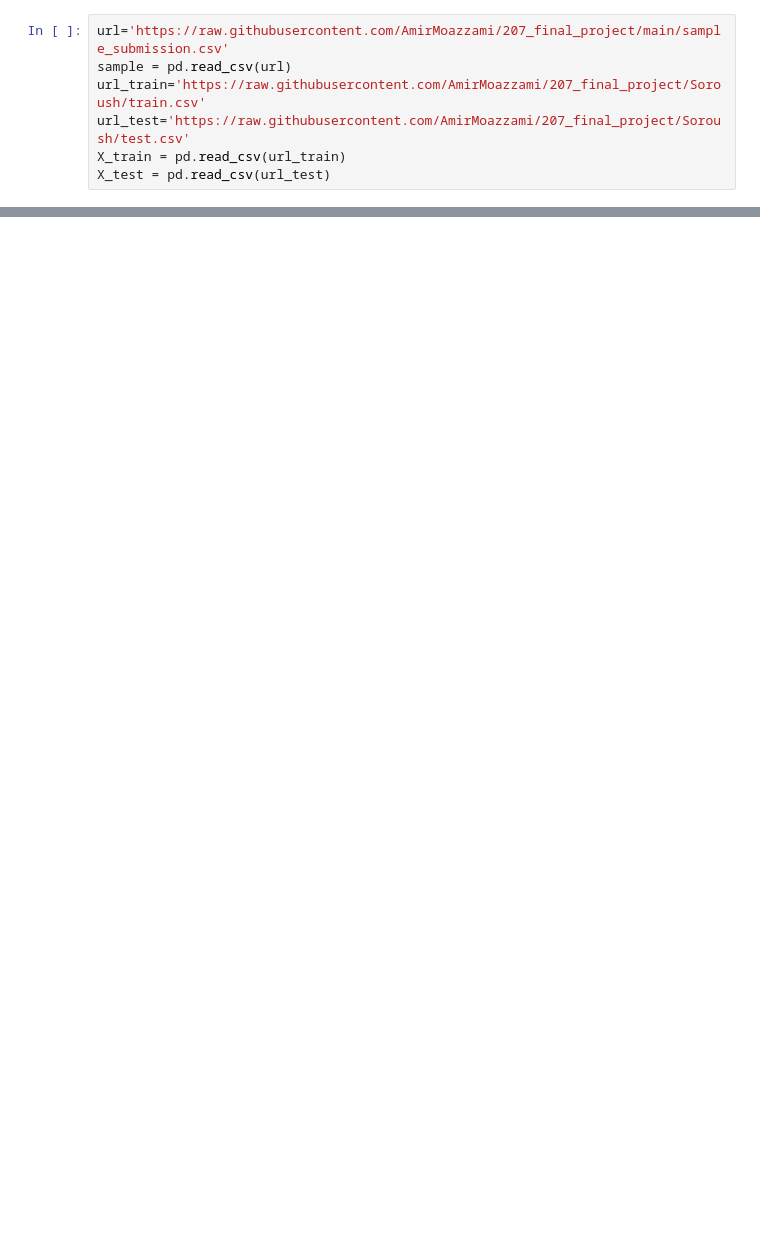
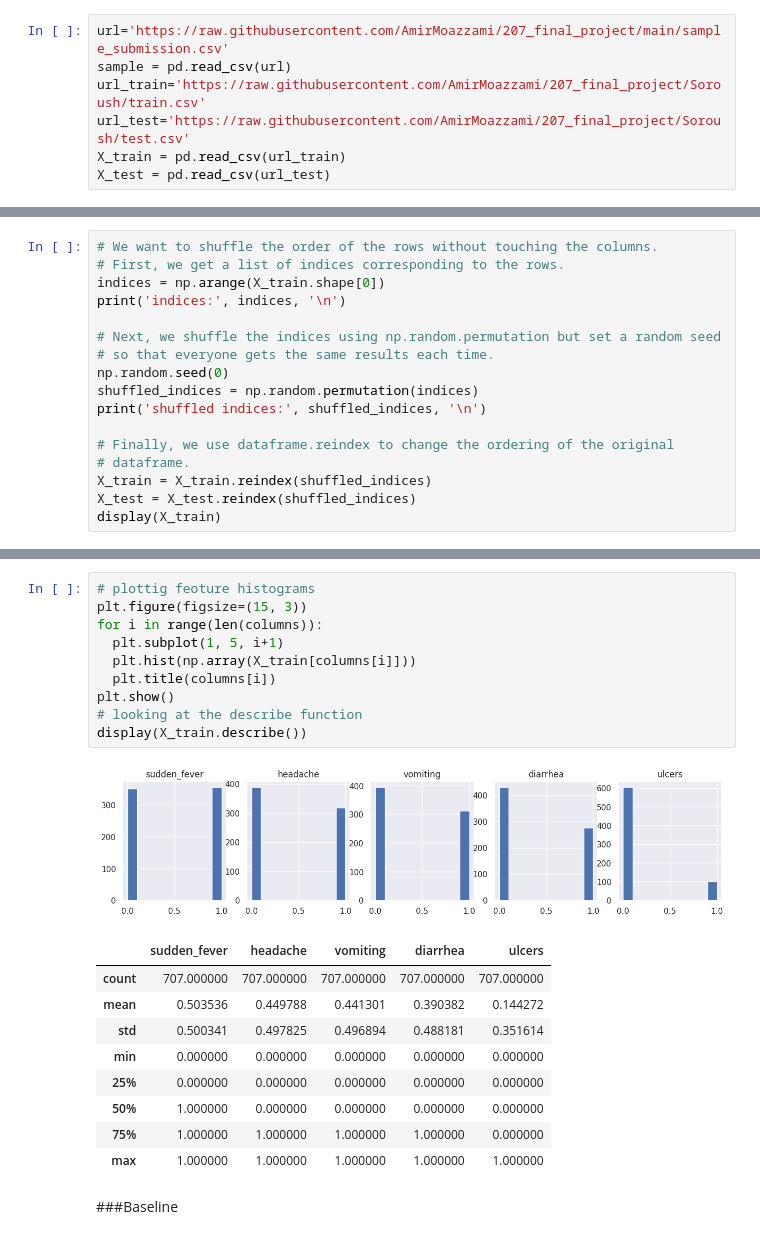
Before and after one commit to AmirMoazzami/207_final_project, a Jupyter notebook: W207_FinalProject_SoroushYazdani.ipynb, the cells around one changed output, grey strips where cells are left out. Cells and saved outputs as stored; diff of their text form; blank space fills up the shorter version.

```diff
--- a/W207_FinalProject_SoroushYazdani.ipynb
+++ b/W207_FinalProject_SoroushYazdani.ipynb
@@ -39,0 +121,17 @@ X_test
+# %%
+# We want to shuffle the order of the rows without touching the columns.
+# First, we get a list of indices corresponding to the rows.
+indices = np.arange(X_train.shape[0])
+print('indices:', indices, '\n')
+
+# Next, we shuffle the indices using np.random.permutation but set a random seed
+# so that everyone gets the same results each time.
+np.random.seed(0)
+shuffled_indices = np.random.permutation(indices)
+print('shuffled indices:', shuffled_indices, '\n')
+
+# Finally, we use dataframe.reindex to change the ordering of the original
+# dataframe.
+X_train = X_train.reindex(shuffled_indices)
+X_test = X_test.reindex(shuffled_indices)
+display(X_train)
@@ -39,0 +169,23 @@ X_test
+# %%
+# plottig feoture histograms
+plt.figure(figsize=(15, 3))
+for i in range(len(columns)):
+  plt.subplot(1, 5, i+1)
+  plt.hist(np.array(X_train[columns[i]]))
+  plt.title(columns[i])
+plt.show()
+# looking at the describe function
+display(X_train.describe())
+# %% [output]
+[figure, added]
+|  | sudden_fever | headache | vomiting | diarrhea | ulcers |
+| count | 707.000000 | 707.000000 | 707.000000 | 707.000000 | 707.000000 |
+| mean | 0.503536 | 0.449788 | 0.441301 | 0.390382 | 0.144272 |
+| std | 0.500341 | 0.497825 | 0.496894 | 0.488181 | 0.351614 |
+| min | 0.000000 | 0.000000 | 0.000000 | 0.000000 | 0.000000 |
+| 25% | 0.000000 | 0.000000 | 0.000000 | 0.000000 | 0.000000 |
+| 50% | 1.000000 | 0.000000 | 0.000000 | 0.000000 | 0.000000 |
+| 75% | 1.000000 | 1.000000 | 1.000000 | 1.000000 | 0.000000 |
+| max | 1.000000 | 1.000000 | 1.000000 | 1.000000 | 1.000000 |
+# %% [markdown]
+###Baseline
```
Also changed, not shown: parts of 10 cells of this notebook.
